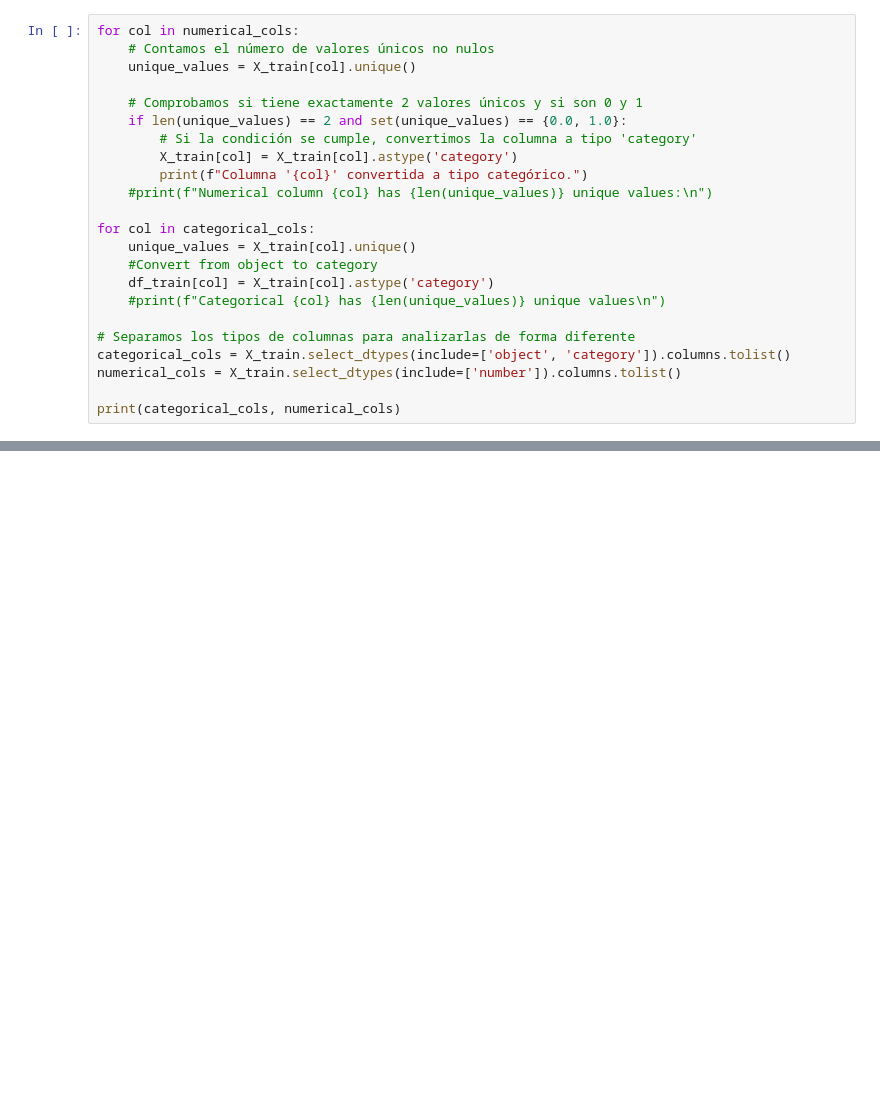
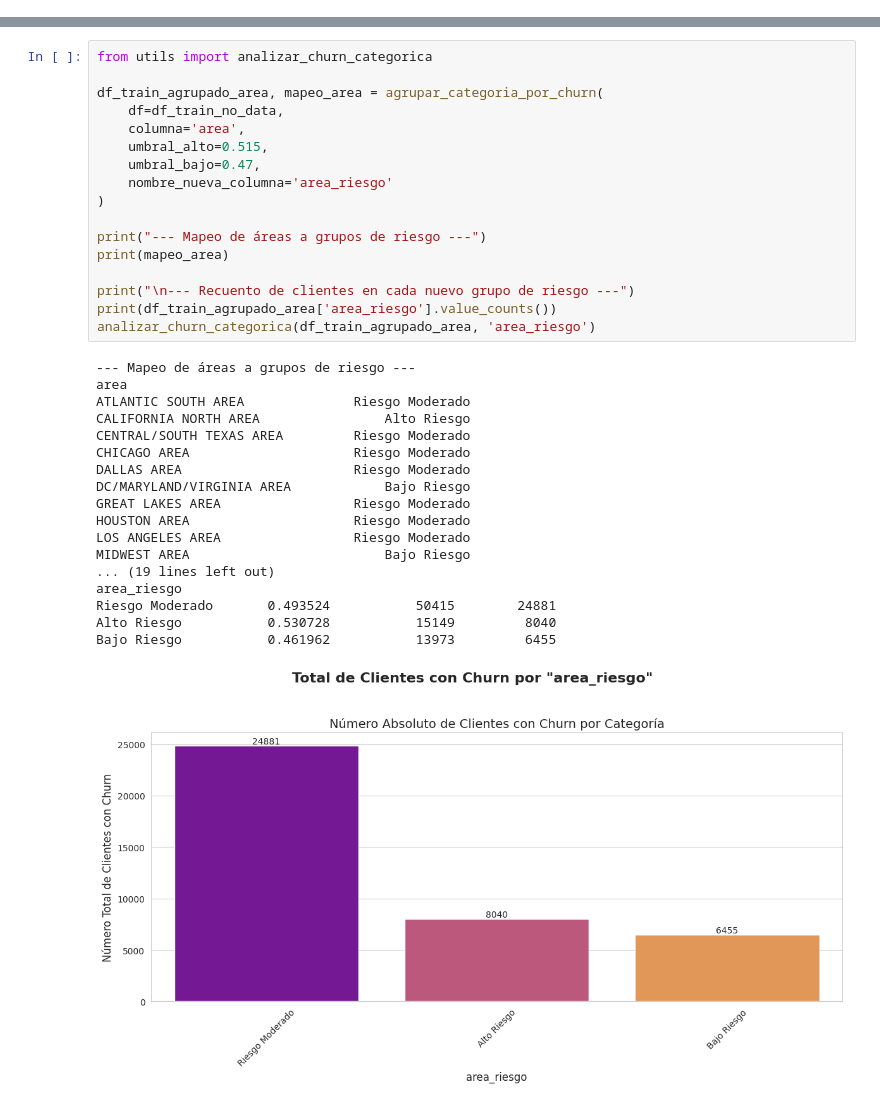
Before and after one commit to palomatm-phd/churn-estimation, a Jupyter notebook: notebooks/feature_engineering.ipynb, the cells around one changed output, grey strips where cells are left out. Drawn from its saved outputs; the diff is of its cells as text; blank space fills up the shorter version.

```diff
--- a/notebooks/feature_engineering.ipynb
+++ b/notebooks/feature_engineering.ipynb
@@ -52,25 +42,2 @@ Variables Numéricas (86): ['rev_Mean', 'mou_Mean', 'totmrc_Mean', 'da_Mean', 'o
 
 Variables Categóricas (21): ['new_cell', 'crclscod', 'asl_flag', 'prizm_social_one', 'area', 'dualband', 'refurb_new', 'hnd_webcap', 'ownrent', 'dwlltype', 'marital', 'infobase', 'HHstatin', 'dwllsize ...
-# %%
-for col in numerical_cols:
-    # Contamos el número de valores únicos no nulos
-    unique_values = X_train[col].unique()
-
-    # Comprobamos si tiene exactamente 2 valores únicos y si son 0 y 1
-    if len(unique_values) == 2 and set(unique_values) == {0.0, 1.0}:
-        # Si la condición se cumple, convertimos la columna a tipo 'category'
-        X_train[col] = X_train[col].astype('category')
-        print(f"Columna '{col}' convertida a tipo categórico.")
-    #print(f"Numerical column {col} has {len(unique_values)} unique values:\n")
-
-for col in categorical_cols:
-    unique_values = X_train[col].unique()
-    #Convert from object to category
-    df_train[col] = X_train[col].astype('category')
-    #print(f"Categorical {col} has {len(unique_values)} unique values\n")
-
-# Separamos los tipos de columnas para analizarlas de forma diferente
-categorical_cols = X_train.select_dtypes(include=['object', 'category']).columns.tolist()
-numerical_cols = X_train.select_dtypes(include=['number']).columns.tolist()
-
-print(categorical_cols, numerical_cols)
@@ -1021,0 +123,36 @@ df_test_with_features = apply_feature_engineering(df_test_processed)
+# %%
+from utils import analizar_churn_categorica
+
+df_train_agrupado_area, mapeo_area = agrupar_categoria_por_churn(
+    df=df_train_no_data,
+    columna='area',
+    umbral_alto=0.515,
+    umbral_bajo=0.47,
+    nombre_nueva_columna='area_riesgo'
+)
+
+print("--- Mapeo de áreas a grupos de riesgo ---")
+print(mapeo_area)
+
+print("\n--- Recuento de clientes en cada nuevo grupo de riesgo ---")
+print(df_train_agrupado_area['area_riesgo'].value_counts())
+analizar_churn_categorica(df_train_agrupado_area, 'area_riesgo')
+# %% [output]
+--- Mapeo de áreas a grupos de riesgo ---
+area
+ATLANTIC SOUTH AREA              Riesgo Moderado
+CALIFORNIA NORTH AREA                Alto Riesgo
+CENTRAL/SOUTH TEXAS AREA         Riesgo Moderado
+CHICAGO AREA                     Riesgo Moderado
+DALLAS AREA                      Riesgo Moderado
+DC/MARYLAND/VIRGINIA AREA            Bajo Riesgo
+GREAT LAKES AREA                 Riesgo Moderado
+HOUSTON AREA                     Riesgo Moderado
+LOS ANGELES AREA                 Riesgo Moderado
+MIDWEST AREA                         Bajo Riesgo
+... (19 lines left out)
+area_riesgo
+Riesgo Moderado       0.493524           50415        24881
+Alto Riesgo           0.530728           15149         8040
+Bajo Riesgo           0.461962           13973         6455
+[figure, added]
```
Also changed, not shown: parts of 80 cells of this notebook, 7 other files.
